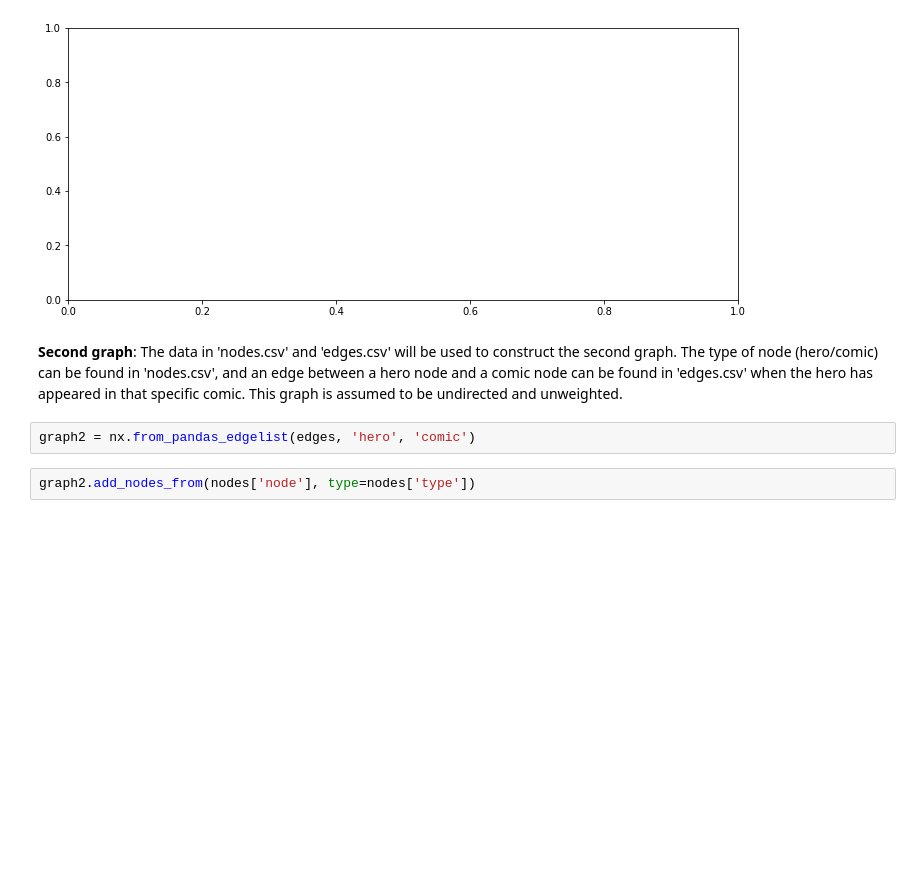
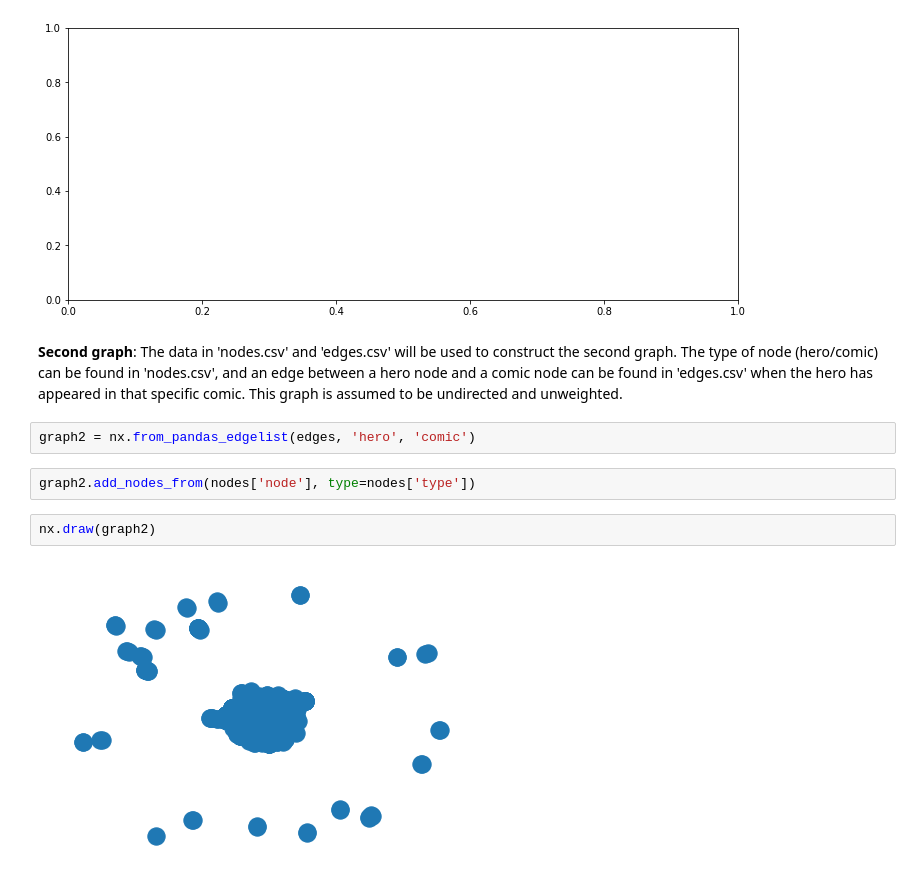
Before and after one commit to LeoDiNino97/ADM_HW5_Group20, a Jupyter notebook: HW5_Albachiara.ipynb, the cells around one changed output. Drawn from its saved outputs; the diff is of its cells as text; blank space fills up the shorter version.

```diff
--- a/HW5_Albachiara.ipynb
+++ b/HW5_Albachiara.ipynb
@@ -264,3 +268,7 @@ AttributeError: module 'scipy.sparse' has no attribute 'coo_array'
 graph2 = nx.from_pandas_edgelist(edges, 'hero', 'comic')
 # %%
 graph2.add_nodes_from(nodes['node'], type=nodes['type'])
+# %%
+nx.draw(graph2)
+# %% [output]
+[figure, added]
```
Also changed, not shown: parts of 1 cell of this notebook.
